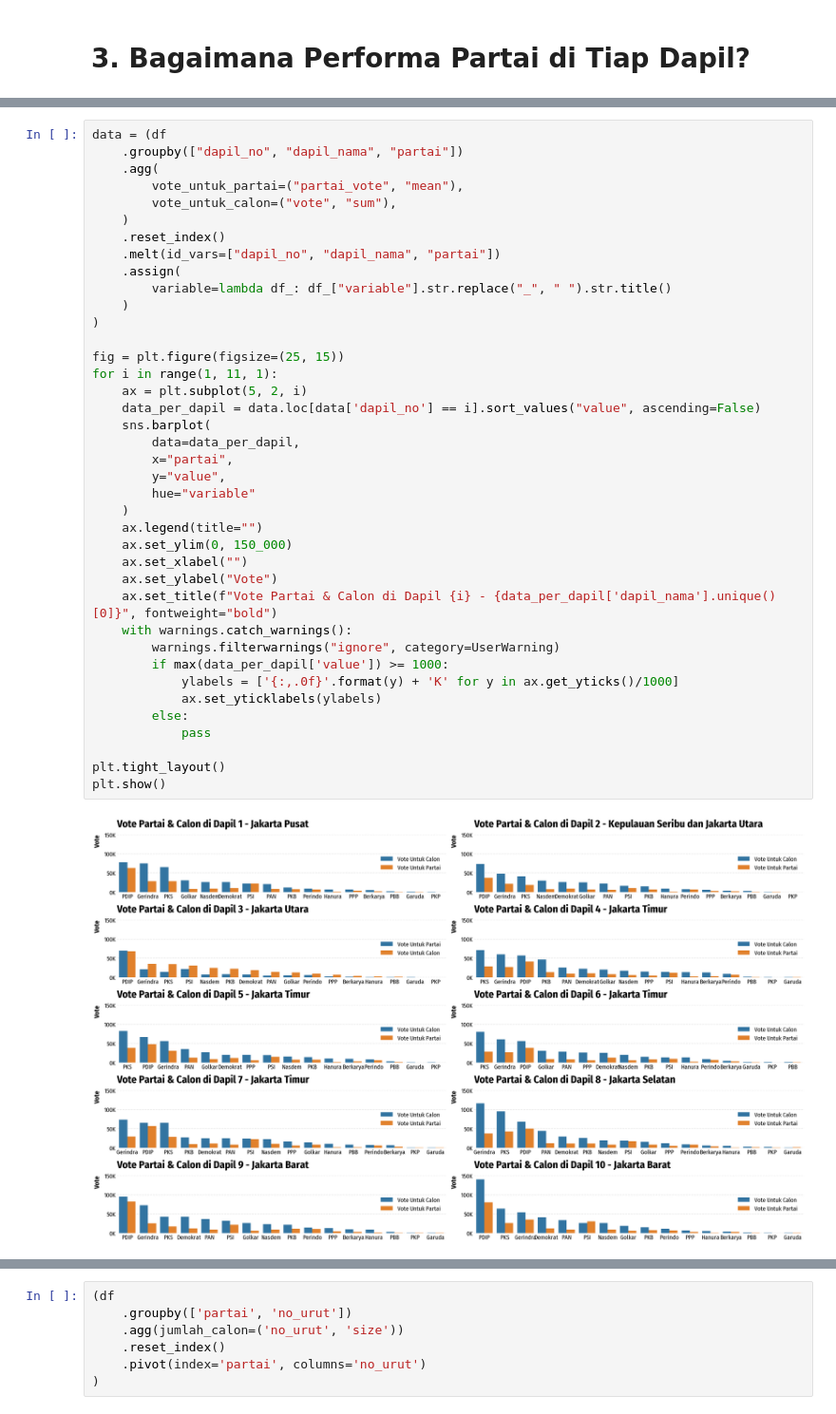
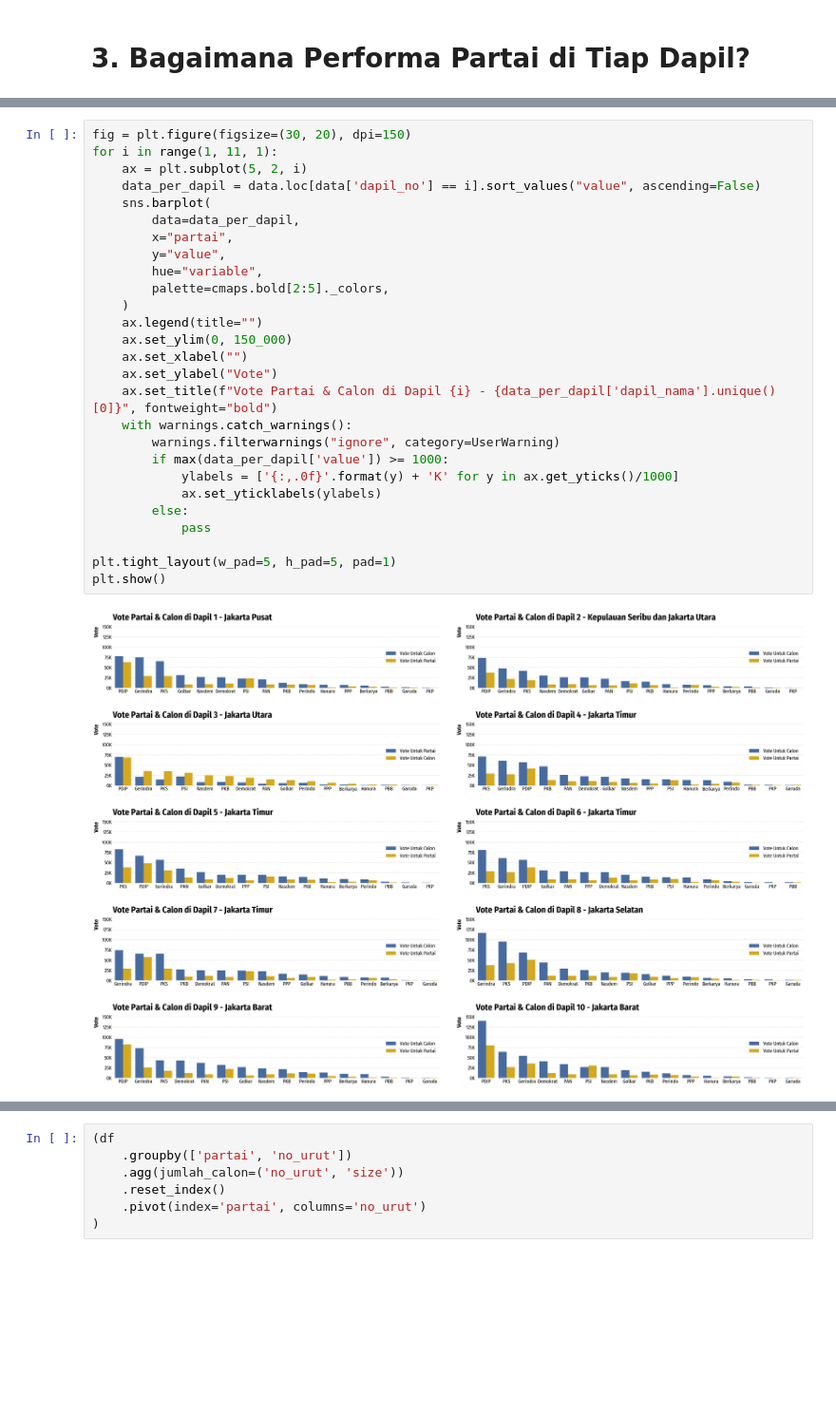
Before and after one commit to danjelito/pemilu-dki-2019, a Jupyter notebook: src/report.ipynb, the cells around one changed output, grey strips where cells are left out. Shown at 95% size. Drawn from its saved outputs; the diff is of its cells as text; blank space fills up the shorter version.

```diff
--- a/src/report.ipynb
+++ b/src/report.ipynb
@@ -399,43 +412,31 @@ Matnoor Tindoan, S.H. dapat terpilih walaupun berasal dari partai kecil karena s
 # %%
-data = (df
-    .groupby(["dapil_no", "dapil_nama", "partai"])
-    .agg(
-        vote_untuk_partai=("partai_vote", "mean"),
-        vote_untuk_calon=("vote", "sum"),
-    )
-    .reset_index()
-    .melt(id_vars=["dapil_no", "dapil_nama", "partai"])
-    .assign(
-        variable=lambda df_: df_["variable"].str.replace("_", " ").str.title()
-    )
-)
-
-fig = plt.figure(figsize=(25, 15))
+fig = plt.figure(figsize=(30, 20), dpi=150)
 for i in range(1, 11, 1):
     ax = plt.subplot(5, 2, i)
     data_per_dapil = data.loc[data['dapil_no'] == i].sort_values("value", ascending=False)
     sns.barplot(
         data=data_per_dapil,
         x="partai",
         y="value",
-        hue="variable"
+        hue="variable",
+        palette=cmaps.bold[2:5]._colors,
     )
     ax.legend(title="")
     ax.set_ylim(0, 150_000)
     ax.set_xlabel("")
     ax.set_ylabel("Vote")
     ax.set_title(f"Vote Partai & Calon di Dapil {i} - {data_per_dapil['dapil_nama'].unique()[0]}", fontweight="bold")
     with warnings.catch_warnings():
         warnings.filterwarnings("ignore", category=UserWarning)
         if max(data_per_dapil['value']) >= 1000:
             ylabels = ['{:,.0f}'.format(y) + 'K' for y in ax.get_yticks()/1000]
             ax.set_yticklabels(ylabels)
         else:
             pass
 
-plt.tight_layout()
+plt.tight_layout(w_pad=5, h_pad=5, pad=1)
 plt.show()
 # %% [output]
-[figure, old version]
+[figure, new version]
 # %% [markdown]
 Dari chart di atas, bisa kita lihat bahwa tidak ada partai yang kuat di semua dapil. Walaupun demikian, top 3 partai di semua dapil selalu terdiri dari PDIP, Gerindra dan PKS.
```
Also changed, not shown: parts of 3 cells of this notebook.
